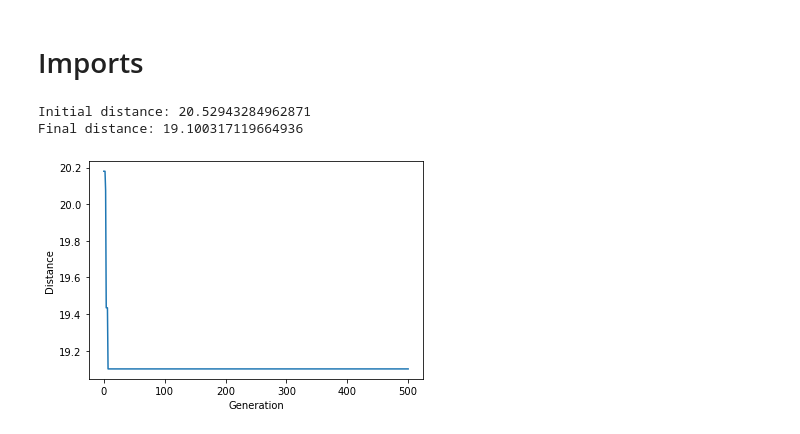
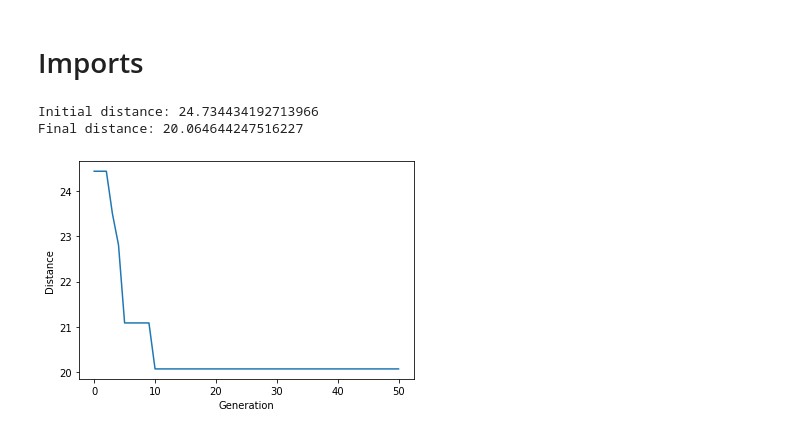
Before and after one commit to nic1611/traveling-salesman, a Jupyter notebook: traveling_salesman.ipynb, the cells around one changed output. Saved outputs shown, nothing was run; the diff lists cells and outputs as text; code cells hidden in the pictures.

```diff
--- a/traveling_salesman.ipynb
+++ b/traveling_salesman.ipynb
@@ -167,10 +167,10 @@ cityList.append(City('Bosque Santa Paula',-25.4405695,-49.3106117))
 cityList.append(City('Parque Vista Alegre',-25.4106347,-49.3132573))
 cityList.append(City('Parque Bacacheri - Boa Vista - PR',-25.3926211,-49.2464161))
 # %%
-best_route = geneticAlgorithm(population=cityList, popSize=100, eliteSize=4, mutationRate=0.01, generations=25)
+best_route = geneticAlgorithm(population=cityList, popSize=100, eliteSize=6, mutationRate=0.01, generations=30)
 # %% [output]
-Initial distance: 20.52943284962871
-Final distance: 19.100317119664936
+Initial distance: 24.734434192713966
+Final distance: 20.064644247516227
 # %%
 def geneticAlgorithmPlot(population, popSize, eliteSize, mutationRate, generations):
     pop = initialPopulation(popSize, population)
@@ -186,9 +186,9 @@ def geneticAlgorithmPlot(population, popSize, eliteSize, mutationRate, generatio
     plt.xlabel('Generation')
     plt.show()
 # %%
-geneticAlgorithmPlot(population=cityList, popSize=100, eliteSize=20, mutationRate=0.01, generations=500)
+geneticAlgorithmPlot(population=cityList, popSize=100, eliteSize=6, mutationRate=0.01, generations=50)
 # %% [output]
-[figure, old version]
+[figure, new version]
 # %%
 for i in range(0, len(best_route)):
     print(best_route[i])
```
Also changed, not shown: parts of 3 cells of this notebook.
